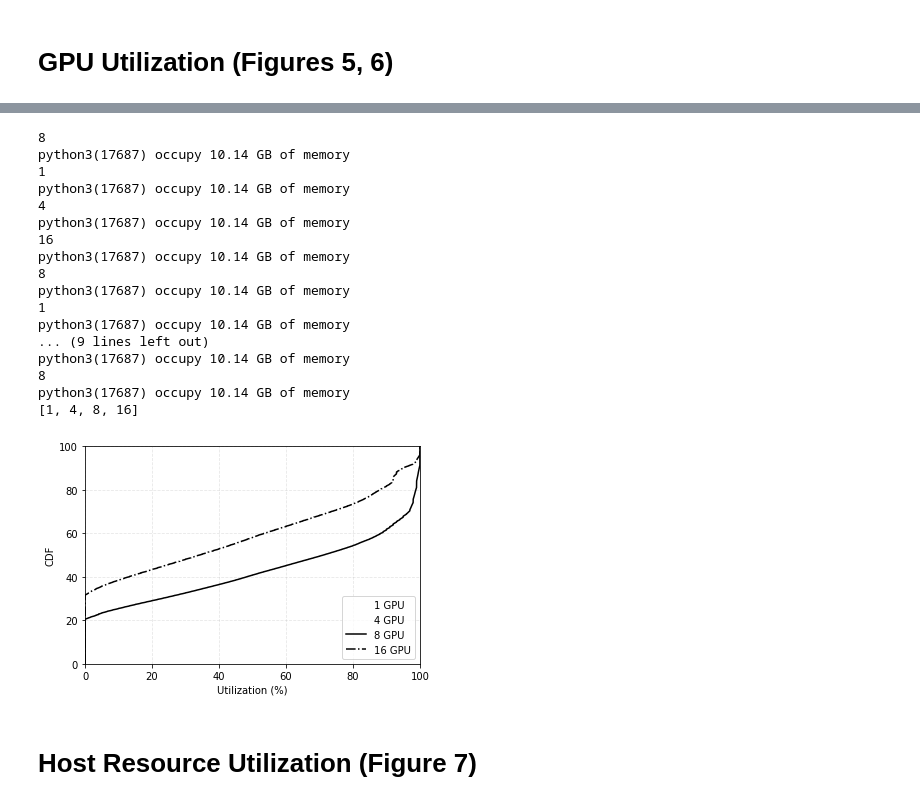
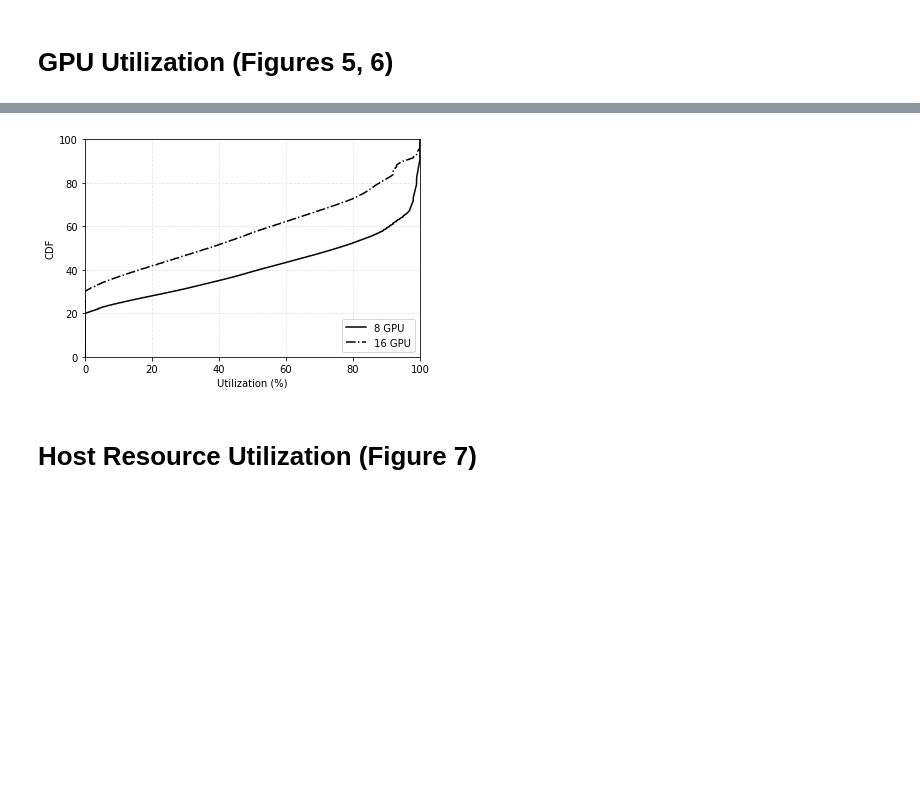
Before and after one commit to Panlichen/philly-traces, a Jupyter notebook: analysis/Philly Trace Analysis.ipynb, the cells around one changed output, grey strips where cells are left out. Drawn from its saved outputs; the diff is of its cells as text; code cells hidden in the pictures; blank space fills up the shorter version.

Commit message:
clear version with limited memory
Signed-off-by: Panlichen <plch368@qq.com>

```diff
--- a/analysis/Philly Trace Analysis.ipynb
+++ b/analysis/Philly Trace Analysis.ipynb
@@ -404,13 +374,4 @@ python3(14579) occupy 3.35 GB of memory
 all data in cluster_gpu_util written to database cluster_gpu_util.shelve
-# %%
-import shelve
-
-src_file = 'cluster_gpu_util'
-db_file = 'cluster_gpu_util.shelve'
-
-gpu_util_path = os.path.join(LOGDIR, src_file)
-
-gpu_util = shelve.open(db_file, writeback=True)
 # %%
 def get_utilization_data(db_file, jobs, only_large_jobs=False, only_dedicated_servers=False):
     """Aggregates GPU utilization data for a set of jobs.
@@ -474,13 +435,10 @@ def get_utilization_data(db_file, jobs, only_large_jobs=False, only_dedicated_se
 
             p = psutil.Process(os.getpid())
             rss = p.memory_info().rss / B_2_GB
-            print("{}/{}, {}({}) occupy {:.2f} GB of memory".format(i, job_size, p.name(), p.pid, rss))
-            if rss > 30:
-                print("flushing db to disk")
+            if rss > MEM_LIMIT:
                 data.sync()
                 gpu_util.sync()
                 rss = p.memory_info().rss / B_2_GB
-                print("after flush, {}({}) occupy {:.2f} GB of memory".format(p.name(), p.pid, rss))
 
     data.sync()
     gpu_util.sync()
@@ -512,14 +454,8 @@ all data aggregating GPU utilization data for a set of jobs written to database
 statuses = data.keys()
 
 for i, status in enumerate(statuses):
-    print(status)
-
-for i, status in enumerate(statuses):
-    print(status)
     a = data[status]
-    print(type(data[status][1]))
-    all_keys = data[status].keys()
-    all_num_gpus = sorted(all_keys)
+    all_num_gpus = sorted(data[status].keys())
     for num_gpus in all_num_gpus:
         if num_gpus == 1:
             color = 'green'
@@ -535,13 +471,6 @@ for i, status in enumerate(statuses):
             linestyle = ':'
         x, y = get_cdf(data[status][num_gpus])
         plt.plot(x, y, label='%s GPU' % (num_gpus), color=color, linestyle=linestyle)
-    p = psutil.Process(os.getpid())
-    rss = p.memory_info().rss / B_2_GB
-    print("{}, {}({}) occupy {:.2f} GB of memory".format(i, p.name(), p.pid, rss))
-
-    if rss > 28:
-        break
-
 
     plt.title(status)
     plt.xlim(0, 100)
@@ -572,5 +489,5 @@ Failed
 # %%
 data.close()
 db_file = 'get_utilization_data_large_dedicated.shelve'
-data = get_utilization_data(db_file, jobs)
+data = get_utilization_data(db_file, jobs, only_large_jobs=True, only_dedicated_servers=True)
 # %% [output]
@@ -594,55 +495,28 @@ all data aggregating GPU utilization data for a set of jobs written to database
 # %%
 aggregate_data = {}
 for status in data:
     for num_gpus in data[status]:
-        print(num_gpus)
         if num_gpus not in aggregate_data:
             aggregate_data[num_gpus] = []
-
-        p = psutil.Process(os.getpid())
-        rss = p.memory_info().rss / B_2_GB
-        print("{}({}) occupy {:.2f} GB of memory".format(p.name(), p.pid, rss))
-
         aggregate_data[num_gpus] += data[status][num_gpus]
 all_num_gpus = sorted(aggregate_data.keys())
-
-print(all_num_gpus)
-
-linestyle = ''
 
 for num_gpus in all_num_gpus:
     if num_gpus == 8:
         linestyle = '-'
     elif num_gpus == 16:
         linestyle = '-.'
     x, y = get_cdf(aggregate_data[num_gpus])
     plt.plot(x, y, label='%s GPU' % (num_gpus), color='black', linestyle=linestyle)
 plt.xlim(0, 100)
 plt.ylim(0, 100)
 plt.legend(loc='lower right')
 plt.xlabel('Utilization (%)')
 plt.ylabel('CDF')
 plt.grid(alpha=.3, linestyle='--')
 plt.show()
 # %% [output]
-8
-python3(17687) occupy 10.14 GB of memory
-1
-python3(17687) occupy 10.14 GB of memory
-4
-python3(17687) occupy 10.14 GB of memory
-16
-python3(17687) occupy 10.14 GB of memory
-8
-python3(17687) occupy 10.14 GB of memory
-1
-python3(17687) occupy 10.14 GB of memory
-... (9 lines left out)
-python3(17687) occupy 10.14 GB of memory
-8
-python3(17687) occupy 10.14 GB of memory
-[1, 4, 8, 16]
-[figure, old version]
+[figure, new version]
 # %%
 data.close()
 gpu_util.close()
```
Also changed, not shown: parts of 13 cells of this notebook, 1 other file.
